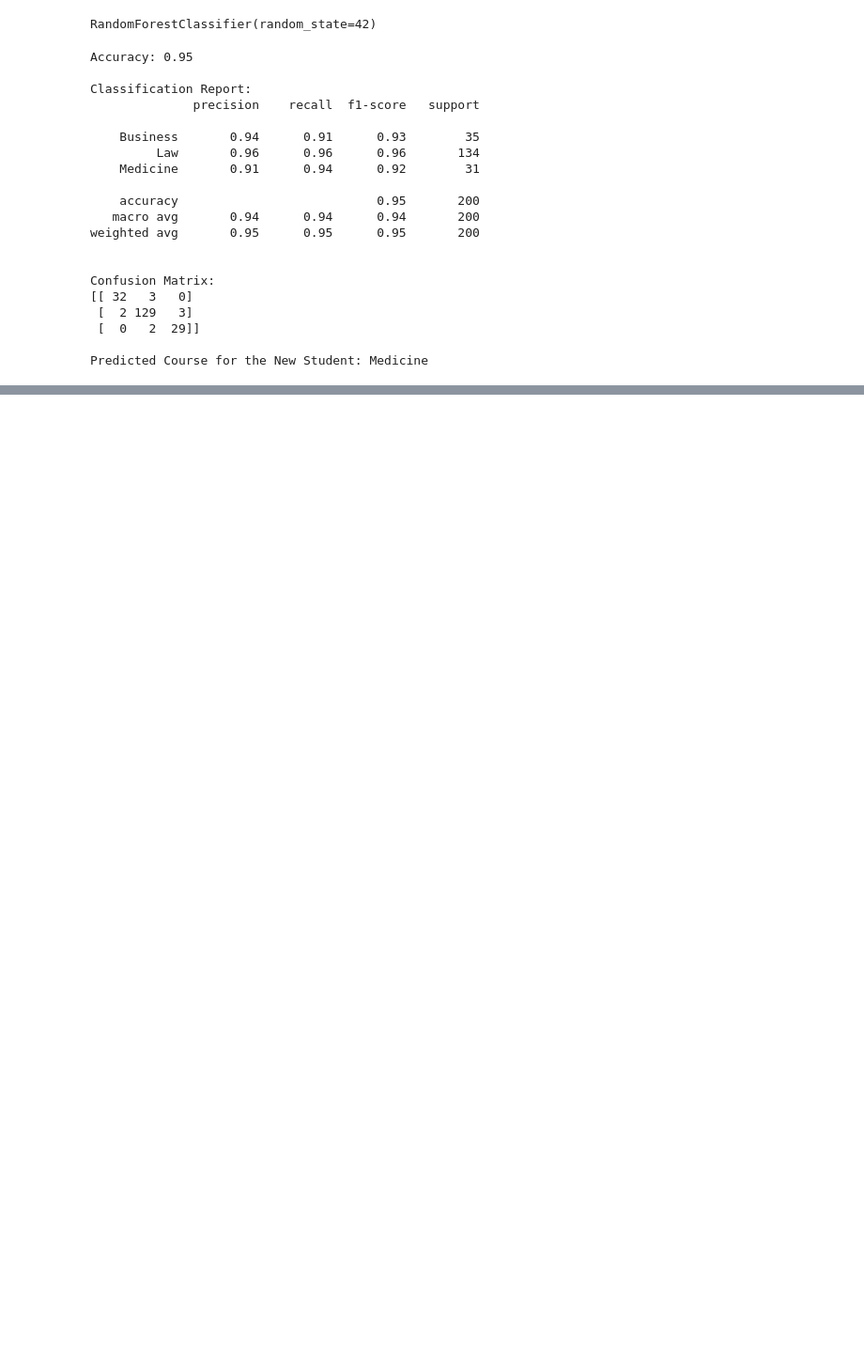
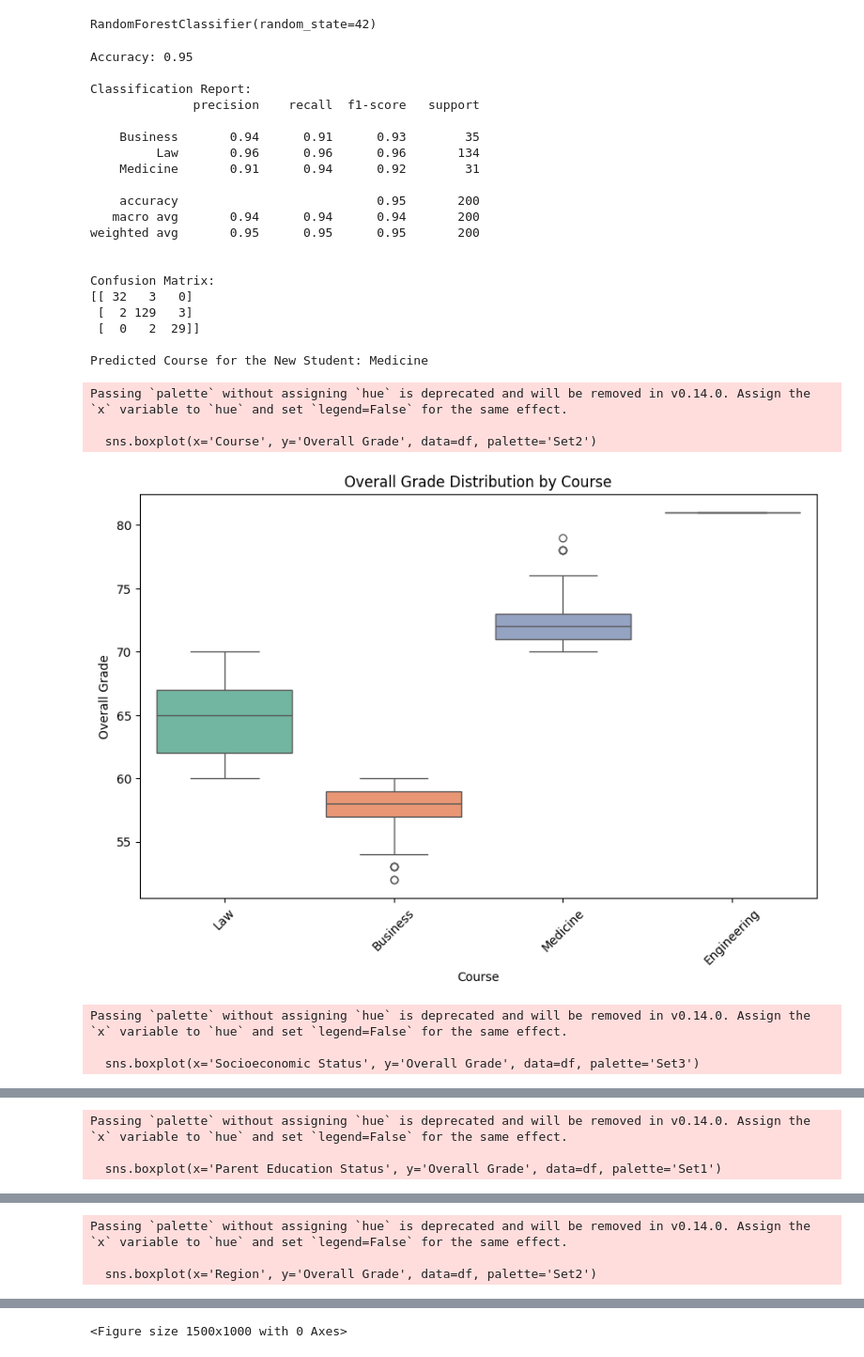
Before and after one commit to MARKMIRUKA/Student-Enroll-Prediction, a Jupyter notebook: student_course_prediction.ipynb, the cells around one changed output, grey strips where cells are left out. Shown at 94% size. Drawn from its saved outputs; the diff is of its cells as text; code cells hidden in the pictures; blank space fills up the shorter version.

```diff
--- a/student_course_prediction.ipynb
+++ b/student_course_prediction.ipynb
@@ -77,0 +82,68 @@ Predicted Course for the New Student: Medicine
+# %%
+import pandas as pd
+import numpy as np
+import seaborn as sns
+import matplotlib.pyplot as plt
+
+# Load the dataset
+df = pd.read_csv('student_enrollment_1000_students.csv')
+
+# Visualizing the distribution of overall grades for different courses
+plt.figure(figsize=(10, 6))
+sns.boxplot(x='Course', y='Overall Grade', data=df, palette='Set2')
+plt.title("Overall Grade Distribution by Course")
+plt.xlabel("Course")
+plt.ylabel("Overall Grade")
+plt.xticks(rotation=45)
+plt.show()
+
+# Visualizing the relationship between socioeconomic status and overall grade
+plt.figure(figsize=(10, 6))
+sns.boxplot(x='Socioeconomic Status', y='Overall Grade', data=df, palette='Set3')
+plt.title("Overall Grade Distribution by Socioeconomic Status")
+plt.xlabel("Socioeconomic Status")
+plt.ylabel("Overall Grade")
+plt.xticks(rotation=45)
+plt.show()
+
+# Visualizing the relationship between parent education status and overall grade
+plt.figure(figsize=(10, 6))
+sns.boxplot(x='Parent Education Status', y='Overall Grade', data=df, palette='Set1')
+plt.title("Overall Grade Distribution by Parent Education Status")
+plt.xlabel("Parent Education Status")
+plt.ylabel("Overall Grade")
+plt.xticks(rotation=45)
+plt.show()
+
+# Visualizing the relationship between region and overall grade
+plt.figure(figsize=(10, 6))
+sns.boxplot(x='Region', y='Overall Grade', data=df, palette='Set2')
+plt.title("Overall Grade Distribution by Region")
+plt.xlabel("Region")
+plt.ylabel("Overall Grade")
+plt.xticks(rotation=45)
+plt.show()
+
+# Visualizing the correlation between different subjects and overall grade
+plt.figure(figsize=(12, 8))
+correlation_matrix = df[['English', 'Kiswahili', 'Mathematics', 'Biology', 'Chemistry', 'Physics',
+                         'Geography', 'History and Government', 'Christian Religious Education', 'Overall Grade']].corr()
+sns.heatmap(correlation_matrix, annot=True, cmap='coolwarm', fmt='.2f', linewidths=0.5)
+plt.title("Correlation Heatmap of Subjects and Overall Grade")
+plt.show()
+
+# Visualizing the distribution of grades for individual subjects
+plt.figure(figsize=(15, 10))
+df[['English', 'Kiswahili', 'Mathematics', 'Biology', 'Chemistry', 'Physics',
+    'Geography', 'History and Government', 'Christian Religious Education']].plot(kind='box',
+    subplots=True, layout=(3, 3), figsize=(12, 12), color='green', title="Grade Distribution for Each Subject")
+plt.tight_layout()
+plt.show()
+# %% [output]
+Passing `palette` without assigning `hue` is deprecated and will be removed in v0.14.0. Assign the `x` variable to `hue` and set `legend=False` for the same effect.
+
+  sns.boxplot(x='Course', y='Overall Grade', data=df, palette='Set2')
+[figure, added]
+Passing `palette` without assigning `hue` is deprecated and will be removed in v0.14.0. Assign the `x` variable to `hue` and set `legend=False` for the same effect.
+
+  sns.boxplot(x='Socioeconomic Status', y='Overall Grade', data=df, palette='Set3')
@@ -77,0 +151,3 @@ Predicted Course for the New Student: Medicine
+Passing `palette` without assigning `hue` is deprecated and will be removed in v0.14.0. Assign the `x` variable to `hue` and set `legend=False` for the same effect.
+
+  sns.boxplot(x='Parent Education Status', y='Overall Grade', data=df, palette='Set1')
@@ -77,0 +155,3 @@ Predicted Course for the New Student: Medicine
+Passing `palette` without assigning `hue` is deprecated and will be removed in v0.14.0. Assign the `x` variable to `hue` and set `legend=False` for the same effect.
+
+  sns.boxplot(x='Region', y='Overall Grade', data=df, palette='Set2')
@@ -77,0 +160 @@ Predicted Course for the New Student: Medicine
+<Figure size 1500x1000 with 0 Axes>
```
Also changed, not shown: parts of 3 cells of this notebook.
